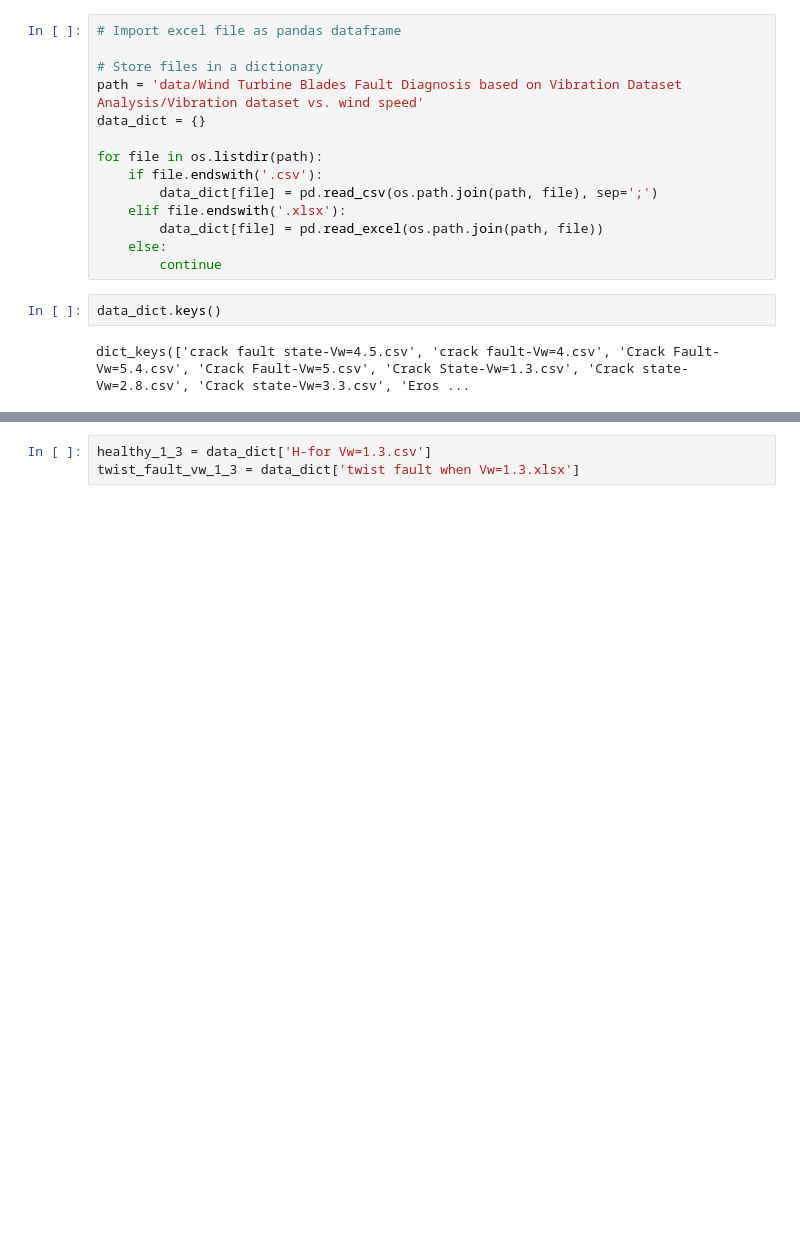
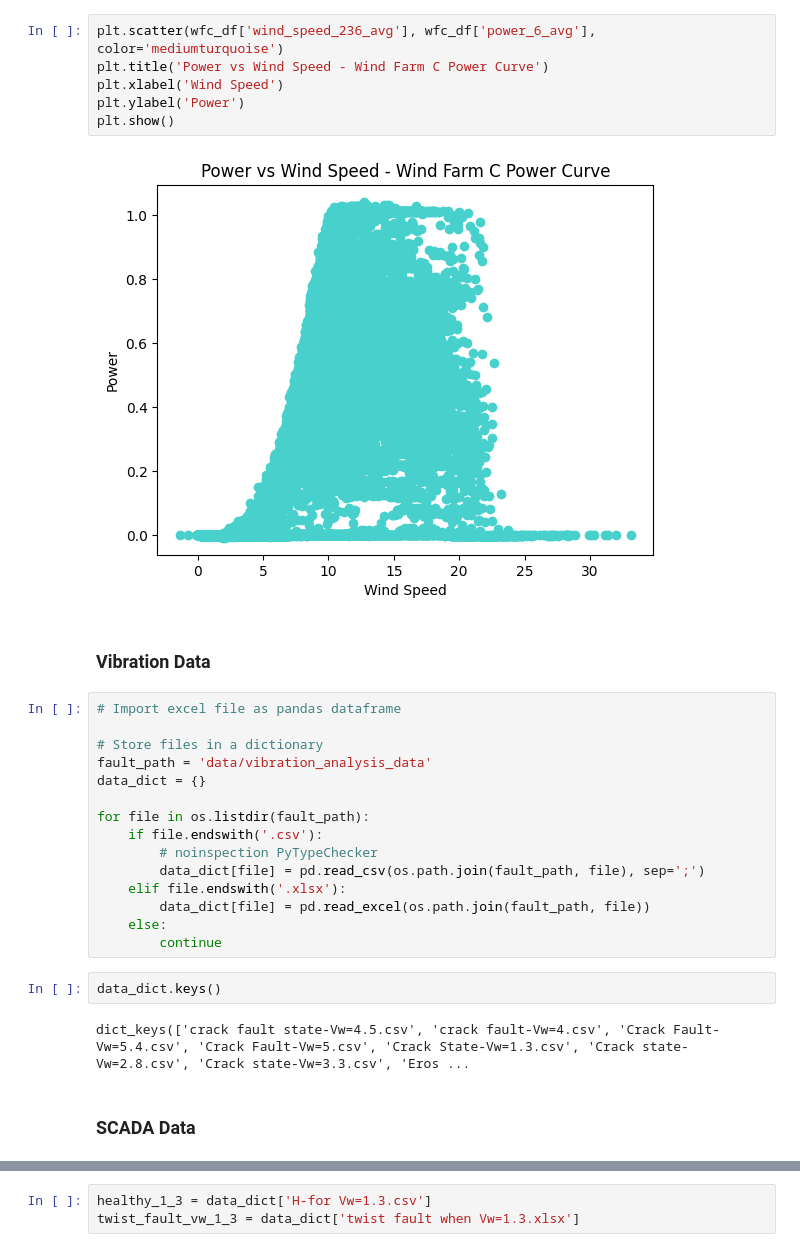
Before and after one commit to NehemiahSolis/Wind-Turbine-Fault-Detection, a Jupyter notebook: wind_turbine_fault_detection.ipynb, the cells around one changed output, grey strips where cells are left out. Drawn from its saved outputs; the diff is of its cells as text; blank space fills up the shorter version.

```diff
--- a/wind_turbine_fault_detection.ipynb
+++ b/wind_turbine_fault_detection.ipynb
@@ -10,18 +77,31 @@ warnings.filterwarnings("ignore")
+# %%
+plt.scatter(wfc_df['wind_speed_236_avg'], wfc_df['power_6_avg'], color='mediumturquoise')
+plt.title('Power vs Wind Speed - Wind Farm C Power Curve')
+plt.xlabel('Wind Speed')
+plt.ylabel('Power')
+plt.show()
+# %% [output]
+[figure, added]
+# %% [markdown]
+### Vibration Data
 # %%
 # Import excel file as pandas dataframe
 
 # Store files in a dictionary
-path = 'data/Wind Turbine Blades Fault Diagnosis based on Vibration Dataset Analysis/Vibration dataset vs. wind speed'
+fault_path = 'data/vibration_analysis_data'
 data_dict = {}
 
-for file in os.listdir(path):
+for file in os.listdir(fault_path):
     if file.endswith('.csv'):
-        data_dict[file] = pd.read_csv(os.path.join(path, file), sep=';')
+        # noinspection PyTypeChecker
+        data_dict[file] = pd.read_csv(os.path.join(fault_path, file), sep=';')
     elif file.endswith('.xlsx'):
-        data_dict[file] = pd.read_excel(os.path.join(path, file))
+        data_dict[file] = pd.read_excel(os.path.join(fault_path, file))
     else:
         continue
 # %%
 data_dict.keys()
 # %% [output]
 dict_keys(['crack fault state-Vw=4.5.csv', 'crack fault-Vw=4.csv', 'Crack Fault-Vw=5.4.csv', 'Crack Fault-Vw=5.csv', 'Crack State-Vw=1.3.csv', 'Crack state-Vw=2.8.csv', 'Crack state-Vw=3.3.csv', 'Eros ...
+# %% [markdown]
+### SCADA Data
```
Also changed, not shown: parts of 26 cells of this notebook.
